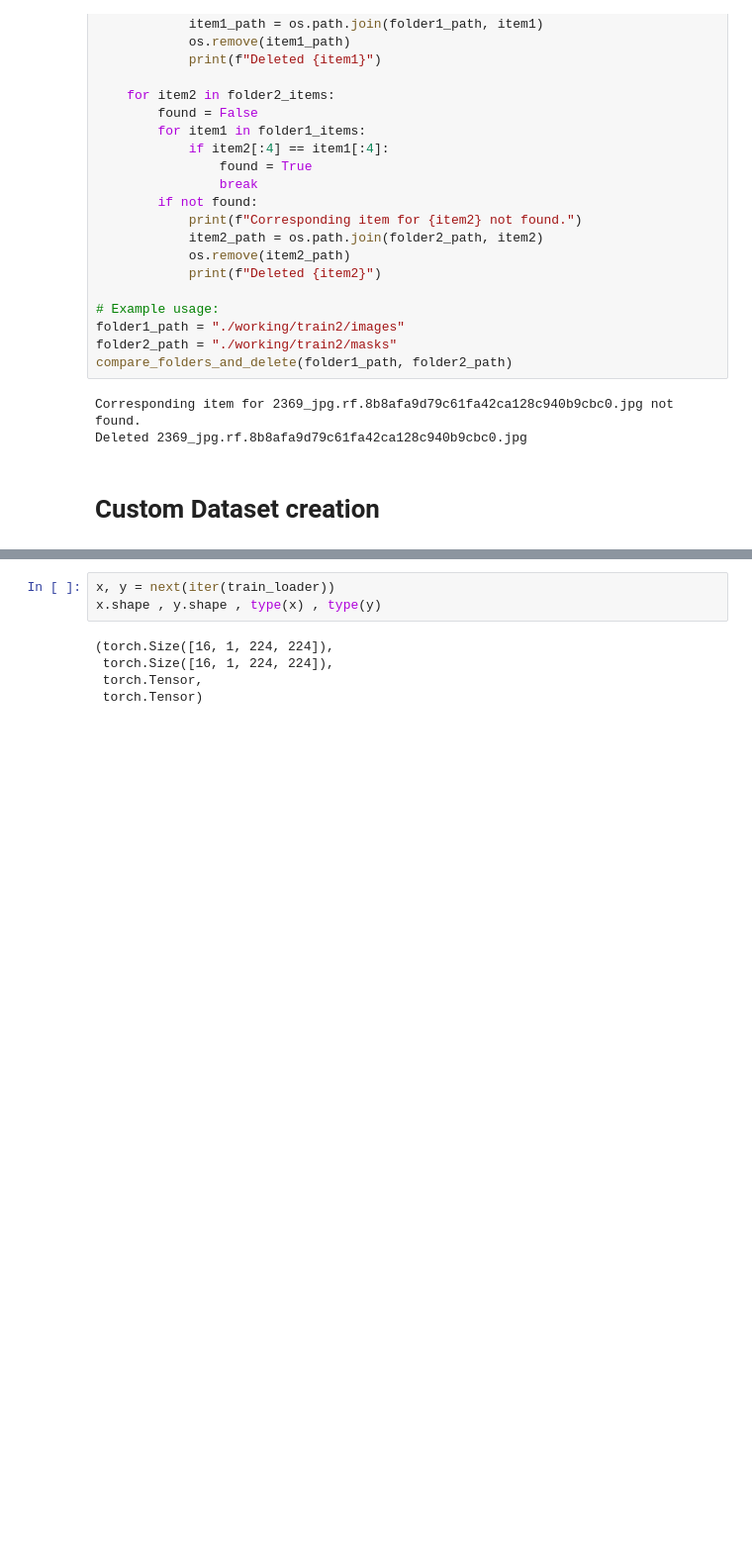
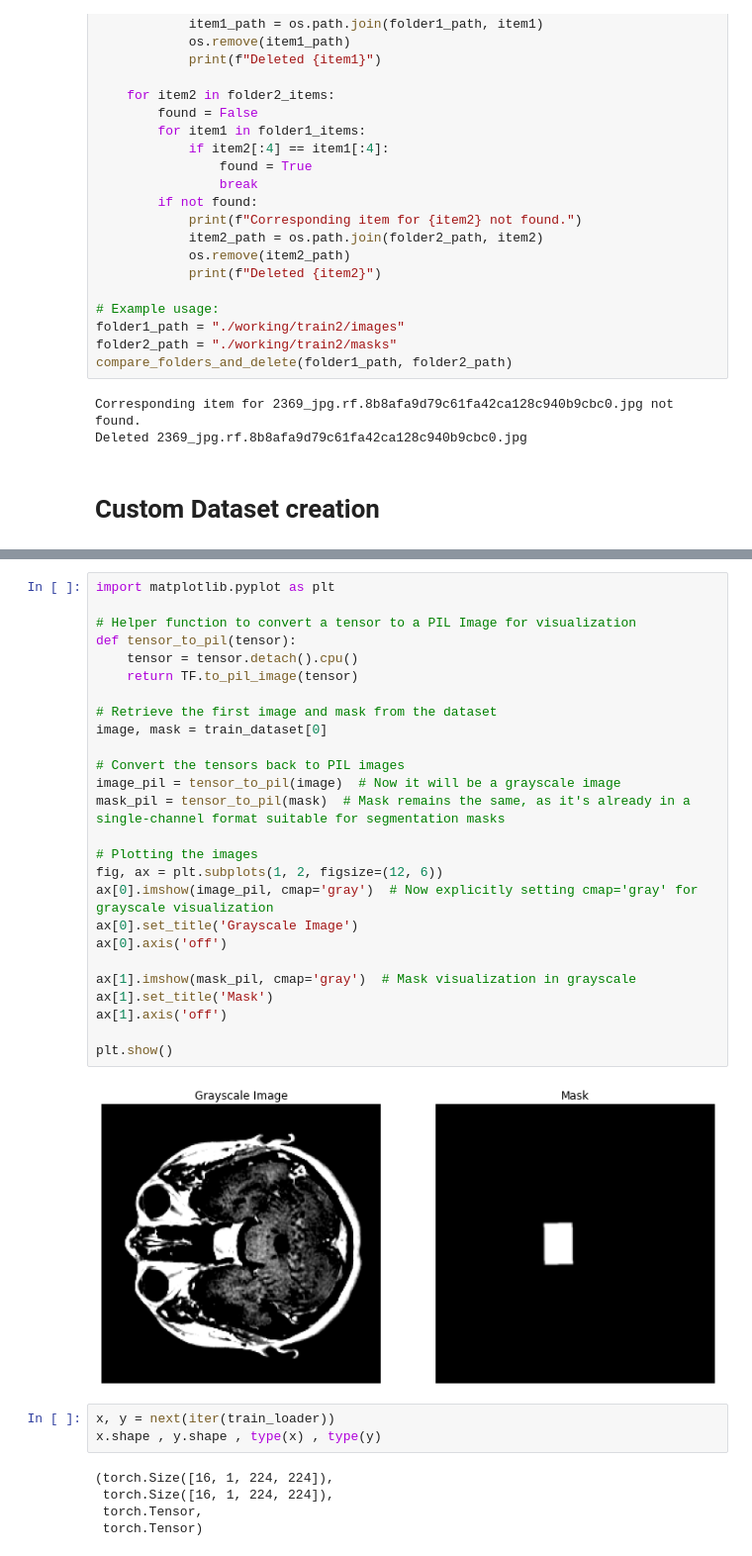
Before and after one commit to ECE176/U-net, a Jupyter notebook: U_net.ipynb, the cells around one changed output, grey strips where cells are left out. Shown at 99% size. Drawn from its saved outputs; the diff is of its cells as text; blank space fills up the shorter version.

```diff
--- a/U_net.ipynb
+++ b/U_net.ipynb
@@ -233,6 +254,34 @@ test_dataset = CustomDataset_general(test_path, transform=image_transform)
 train_loader = DataLoader(train_dataset, batch_size=16, shuffle=True)
 valid_loader = DataLoader(valid_dataset, batch_size=16, shuffle=False)
 test_loader = DataLoader(test_dataset, batch_size=16, shuffle=False)
+# %%
+import matplotlib.pyplot as plt
+
+# Helper function to convert a tensor to a PIL Image for visualization
+def tensor_to_pil(tensor):
+    tensor = tensor.detach().cpu()
+    return TF.to_pil_image(tensor)
+
+# Retrieve the first image and mask from the dataset
+image, mask = train_dataset[0]
+
+# Convert the tensors back to PIL images
+image_pil = tensor_to_pil(image)  # Now it will be a grayscale image
+mask_pil = tensor_to_pil(mask)  # Mask remains the same, as it's already in a single-channel format suitable for segmentation masks
+
+# Plotting the images
+fig, ax = plt.subplots(1, 2, figsize=(12, 6))
+ax[0].imshow(image_pil, cmap='gray')  # Now explicitly setting cmap='gray' for grayscale visualization
+ax[0].set_title('Grayscale Image')
+ax[0].axis('off')
+
+ax[1].imshow(mask_pil, cmap='gray')  # Mask visualization in grayscale
+ax[1].set_title('Mask')
+ax[1].axis('off')
+
+plt.show()
+# %% [output]
+[figure, added]
 # %%
 x, y = next(iter(train_loader))
 x.shape , y.shape , type(x) , type(y)
```
Also changed, not shown: parts of 7 cells of this notebook, 1 other file.
